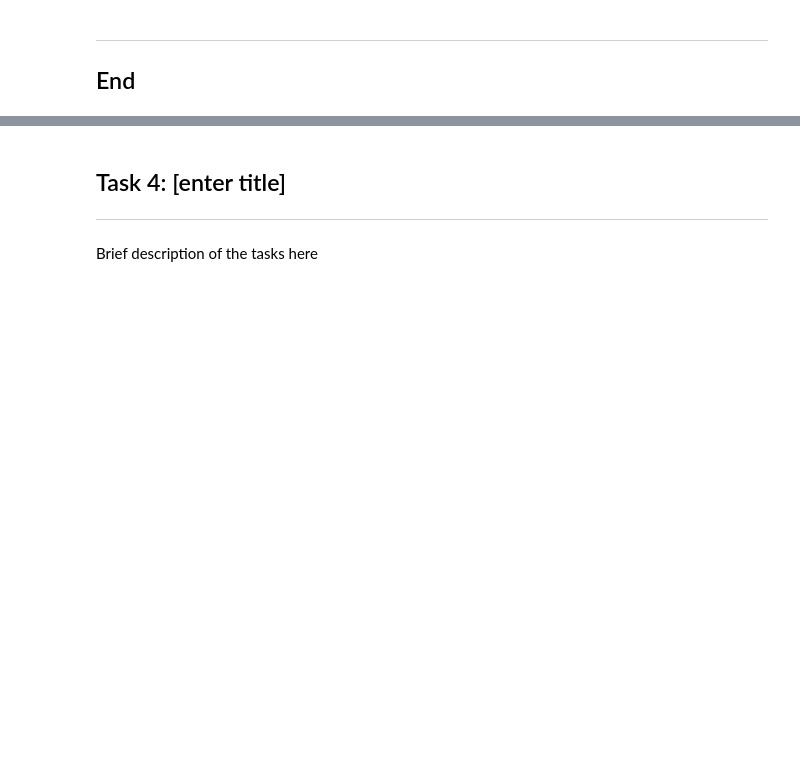
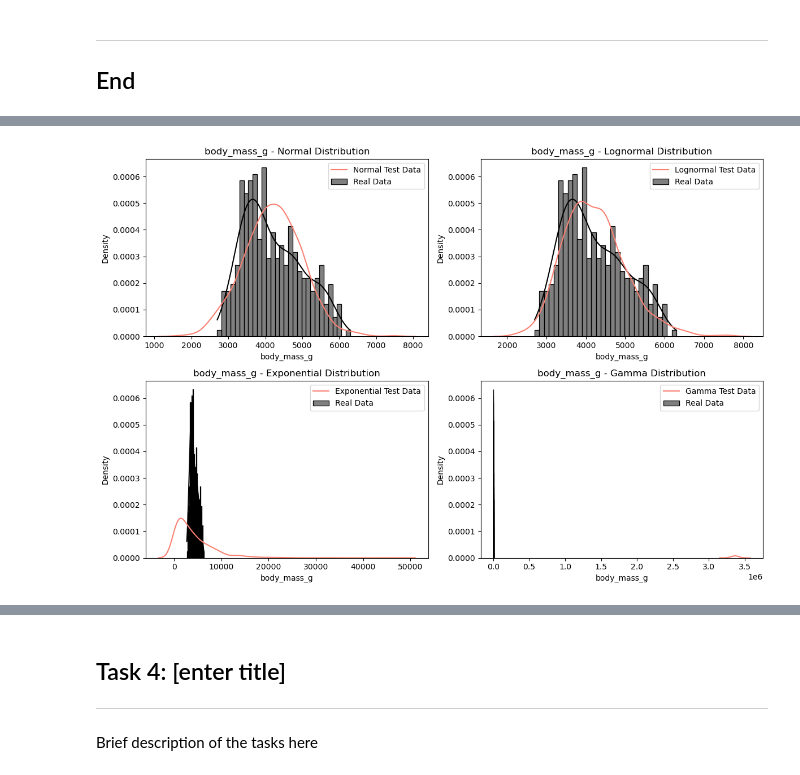
Before and after one commit to nf-me/fundamentals_dataanalysis, a Jupyter notebook: tasks.ipynb, the cells around one changed output, grey strips where cells are left out. Saved outputs shown, nothing was run; the diff lists cells and outputs as text; code cells hidden in the pictures; blank space fills up the shorter version.

```diff
--- a/tasks.ipynb
+++ b/tasks.ipynb
@@ -131,0 +200,5 @@ Brief description of the tasks here
+# %%
+# Body Mass Comparison
+plot_comparisons('body_mass_g', penguins_df['body_mass_g'].dropna())
+# %% [output]
+[figure, added]
```
Also changed, not shown: parts of 8 cells of this notebook.
